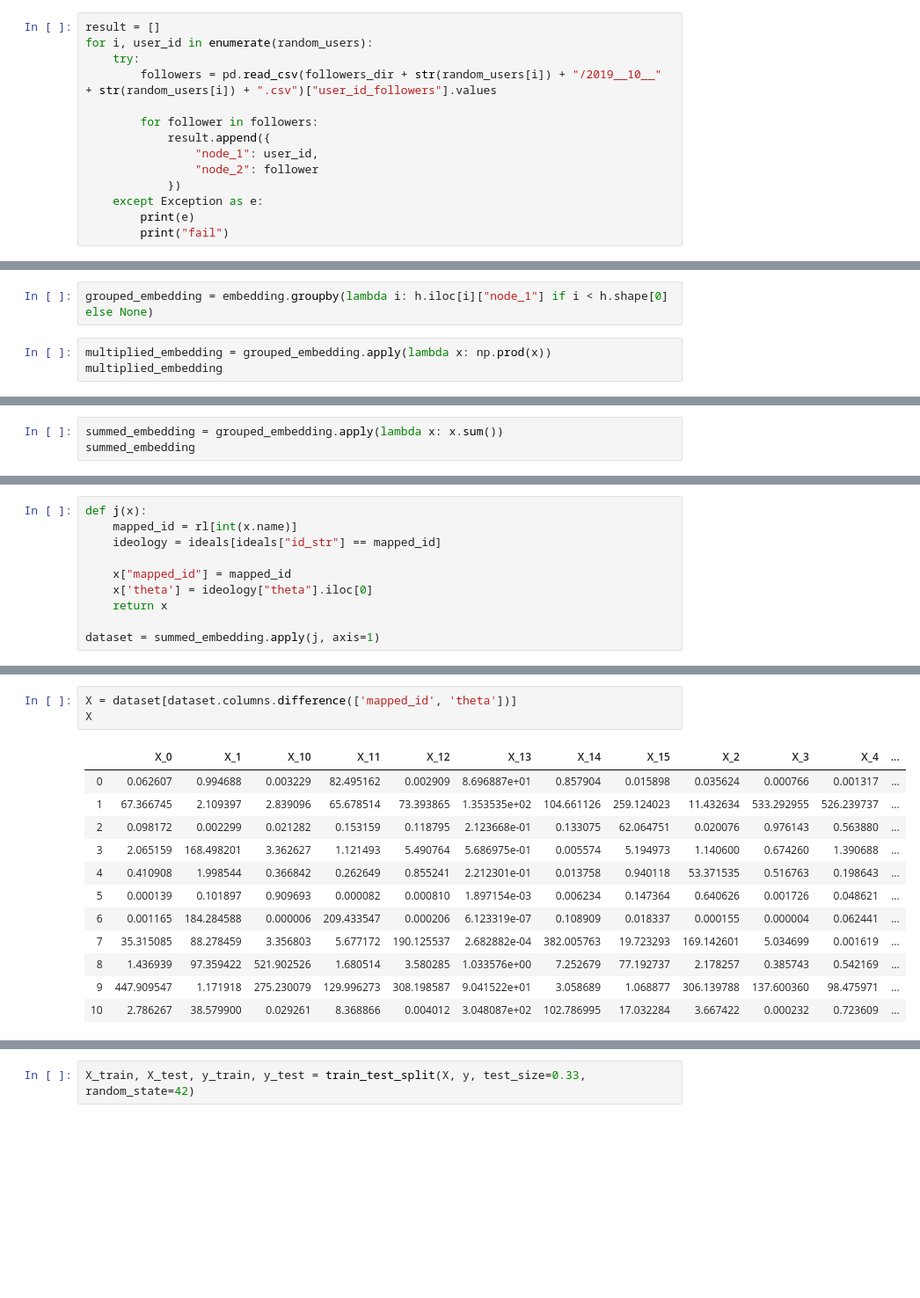
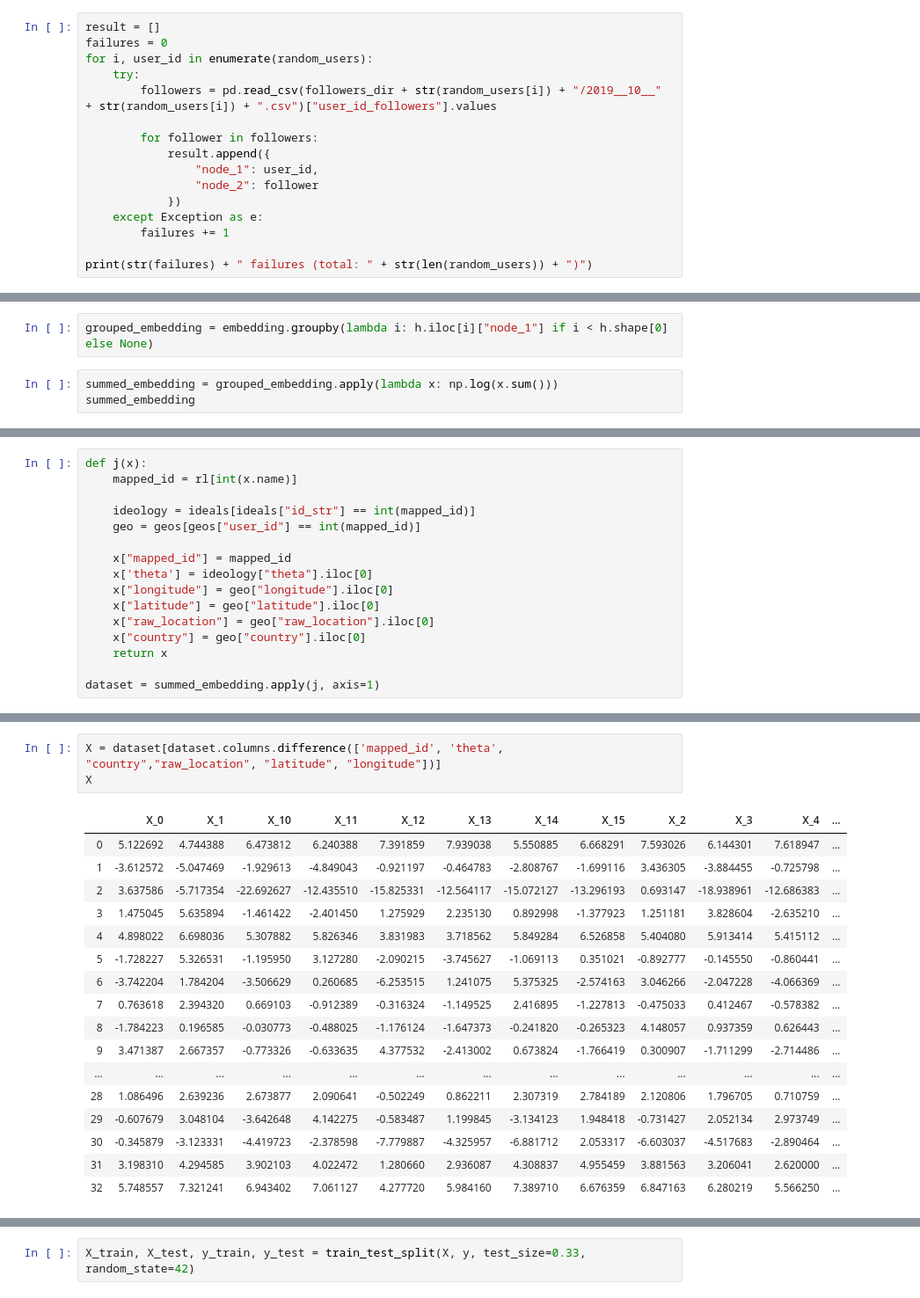
Before and after one commit to calebdre/capstone, a Jupyter notebook: notebook.ipynb, the cells around one changed output, grey strips where cells are left out. Shown: that part at 88% size. Saved outputs shown, nothing was run; the diff lists cells and outputs as text; blank space fills up the shorter version.

```diff
--- a/notebook.ipynb
+++ b/notebook.ipynb
@@ -31,5 +40,6 @@ while len(random_users) < sample_size:
 # %%
 result = []
+failures = 0
 for i, user_id in enumerate(random_users):
     try:
         followers = pd.read_csv(followers_dir + str(random_users[i]) + "/2019__10__" + str(random_users[i]) + ".csv")["user_id_followers"].values
@@ -40,5 +50,6 @@ for i, user_id in enumerate(random_users):
                 "node_2": follower
             })
     except Exception as e:
-        print(e)
-        print("fail")
+        failures += 1
+
+print(str(failures) + " failures (total: " + str(len(random_users)) + ")")
@@ -75,7 +85,7 @@ embedding
 # %%
 grouped_embedding = embedding.groupby(lambda i: h.iloc[i]["node_1"] if i < h.shape[0] else None)
 # %%
-multiplied_embedding = grouped_embedding.apply(lambda x: np.prod(x))
-multiplied_embedding
+summed_embedding = grouped_embedding.apply(lambda x: np.log(x.sum()))
+summed_embedding
 # %% [output]
 |  | X_0 | X_1 | X_2 | X_3 | X_4 | X_5 | X_6 | X_7 | X_8 | X_9 | X_10 | ... |
@@ -93,3 +107,0 @@ multiplied_embedding
-# %%
-summed_embedding = grouped_embedding.apply(lambda x: x.sum())
-summed_embedding
@@ -130,10 +108,16 @@ subset
 # %%
 def j(x):
     mapped_id = rl[int(x.name)]
-    ideology = ideals[ideals["id_str"] == mapped_id]
+
+    ideology = ideals[ideals["id_str"] == int(mapped_id)]
+    geo = geos[geos["user_id"] == int(mapped_id)]
 
     x["mapped_id"] = mapped_id
     x['theta'] = ideology["theta"].iloc[0]
+    x["longitude"] = geo["longitude"].iloc[0]
+    x["latitude"] = geo["latitude"].iloc[0]
+    x["raw_location"] = geo["raw_location"].iloc[0]
+    x["country"] = geo["country"].iloc[0]
     return x
 
 dataset = summed_embedding.apply(j, axis=1)
@@ -155,17 +145,22 @@ dataset
 # %%
-X = dataset[dataset.columns.difference(['mapped_id', 'theta'])]
+X = dataset[dataset.columns.difference(['mapped_id', 'theta', "country","raw_location", "latitude", "longitude"])]
 X
 # %% [output]
 |  | X_0 | X_1 | X_10 | X_11 | X_12 | X_13 | X_14 | X_15 | X_2 | X_3 | X_4 | ... |
-| 0 | 0.062607 | 0.994688 | 0.003229 | 82.495162 | 0.002909 | 8.696887e+01 | 0.857904 | 0.015898 | 0.035624 | 0.000766 | 0.001317 | ... |
-| 1 | 67.366745 | 2.109397 | 2.839096 | 65.678514 | 73.393865 | 1.353535e+02 | 104.661126 | 259.124023 | 11.432634 | 533.292955 | 526.239737 | ... |
-| 2 | 0.098172 | 0.002299 | 0.021282 | 0.153159 | 0.118795 | 2.123668e-01 | 0.133075 | 62.064751 | 0.020076 | 0.976143 | 0.563880 | ... |
-| 3 | 2.065159 | 168.498201 | 3.362627 | 1.121493 | 5.490764 | 5.686975e-01 | 0.005574 | 5.194973 | 1.140600 | 0.674260 | 1.390688 | ... |
-| 4 | 0.410908 | 1.998544 | 0.366842 | 0.262649 | 0.855241 | 2.212301e-01 | 0.013758 | 0.940118 | 53.371535 | 0.516763 | 0.198643 | ... |
-| 5 | 0.000139 | 0.101897 | 0.909693 | 0.000082 | 0.000810 | 1.897154e-03 | 0.006234 | 0.147364 | 0.640626 | 0.001726 | 0.048621 | ... |
-| 6 | 0.001165 | 184.284588 | 0.000006 | 209.433547 | 0.000206 | 6.123319e-07 | 0.108909 | 0.018337 | 0.000155 | 0.000004 | 0.062441 | ... |
-| 7 | 35.315085 | 88.278459 | 3.356803 | 5.677172 | 190.125537 | 2.682882e-04 | 382.005763 | 19.723293 | 169.142601 | 5.034699 | 0.001619 | ... |
-| 8 | 1.436939 | 97.359422 | 521.902526 | 1.680514 | 3.580285 | 1.033576e+00 | 7.252679 | 77.192737 | 2.178257 | 0.385743 | 0.542169 | ... |
-| 9 | 447.909547 | 1.171918 | 275.230079 | 129.996273 | 308.198587 | 9.041522e+01 | 3.058689 | 1.068877 | 306.139788 | 137.600360 | 98.475971 | ... |
-| 10 | 2.786267 | 38.579900 | 0.029261 | 8.368866 | 0.004012 | 3.048087e+02 | 102.786995 | 17.032284 | 3.667422 | 0.000232 | 0.723609 | ... |
+| 0 | 5.122692 | 4.744388 | 6.473812 | 6.240388 | 7.391859 | 7.939038 | 5.550885 | 6.668291 | 7.593026 | 6.144301 | 7.618947 | ... |
+| 1 | -3.612572 | -5.047469 | -1.929613 | -4.849043 | -0.921197 | -0.464783 | -2.808767 | -1.699116 | 3.436305 | -3.884455 | -0.725798 | ... |
+| 2 | 3.637586 | -5.717354 | -22.692627 | -12.435510 | -15.825331 | -12.564117 | -15.072127 | -13.296193 | 0.693147 | -18.938961 | -12.686383 | ... |
+| 3 | 1.475045 | 5.635894 | -1.461422 | -2.401450 | 1.275929 | 2.235130 | 0.892998 | -1.377923 | 1.251181 | 3.828604 | -2.635210 | ... |
+| 4 | 4.898022 | 6.698036 | 5.307882 | 5.826346 | 3.831983 | 3.718562 | 5.849284 | 6.526858 | 5.404080 | 5.913414 | 5.415112 | ... |
+| 5 | -1.728227 | 5.326531 | -1.195950 | 3.127280 | -2.090215 | -3.745627 | -1.069113 | 0.351021 | -0.892777 | -0.145550 | -0.860441 | ... |
+| 6 | -3.742204 | 1.784204 | -3.506629 | 0.260685 | -6.253515 | 1.241075 | 5.375325 | -2.574163 | 3.046266 | -2.047228 | -4.066369 | ... |
+| 7 | 0.763618 | 2.394320 | 0.669103 | -0.912389 | -0.316324 | -1.149525 | 2.416895 | -1.227813 | -0.475033 | 0.412467 | -0.578382 | ... |
+| 8 | -1.784223 | 0.196585 | -0.030773 | -0.488025 | -1.176124 | -1.647373 | -0.241820 | -0.265323 | 4.148057 | 0.937359 | 0.626443 | ... |
+| 9 | 3.471387 | 2.667357 | -0.773326 | -0.633635 | 4.377532 | -2.413002 | 0.673824 | -1.766419 | 0.300907 | -1.711299 | -2.714486 | ... |
+| ... | ... | ... | ... | ... | ... | ... | ... | ... | ... | ... | ... | ... |
+| 28 | 1.086496 | 2.639236 | 2.673877 | 2.090641 | -0.502249 | 0.862211 | 2.307319 | 2.784189 | 2.120806 | 1.796705 | 0.710759 | ... |
+| 29 | -0.607679 | 3.048104 | -3.642648 | 4.142275 | -0.583487 | 1.199845 | -3.134123 | 1.948418 | -0.731427 | 2.052134 | 2.973749 | ... |
+| 30 | -0.345879 | -3.123331 | -4.419723 | -2.378598 | -7.779887 | -4.325957 | -6.881712 | 2.053317 | -6.603037 | -4.517683 | -2.890464 | ... |
+| 31 | 3.198310 | 4.294585 | 3.902103 | 4.022472 | 1.280660 | 2.936087 | 4.308837 | 4.955459 | 3.881563 | 3.206041 | 2.620000 | ... |
+| 32 | 5.748557 | 7.321241 | 6.943402 | 7.061127 | 4.277720 | 5.984160 | 7.389710 | 6.676359 | 6.847163 | 6.280219 | 5.566250 | ... |
 # %%
```
Also changed, not shown: parts of 38 cells of this notebook.
